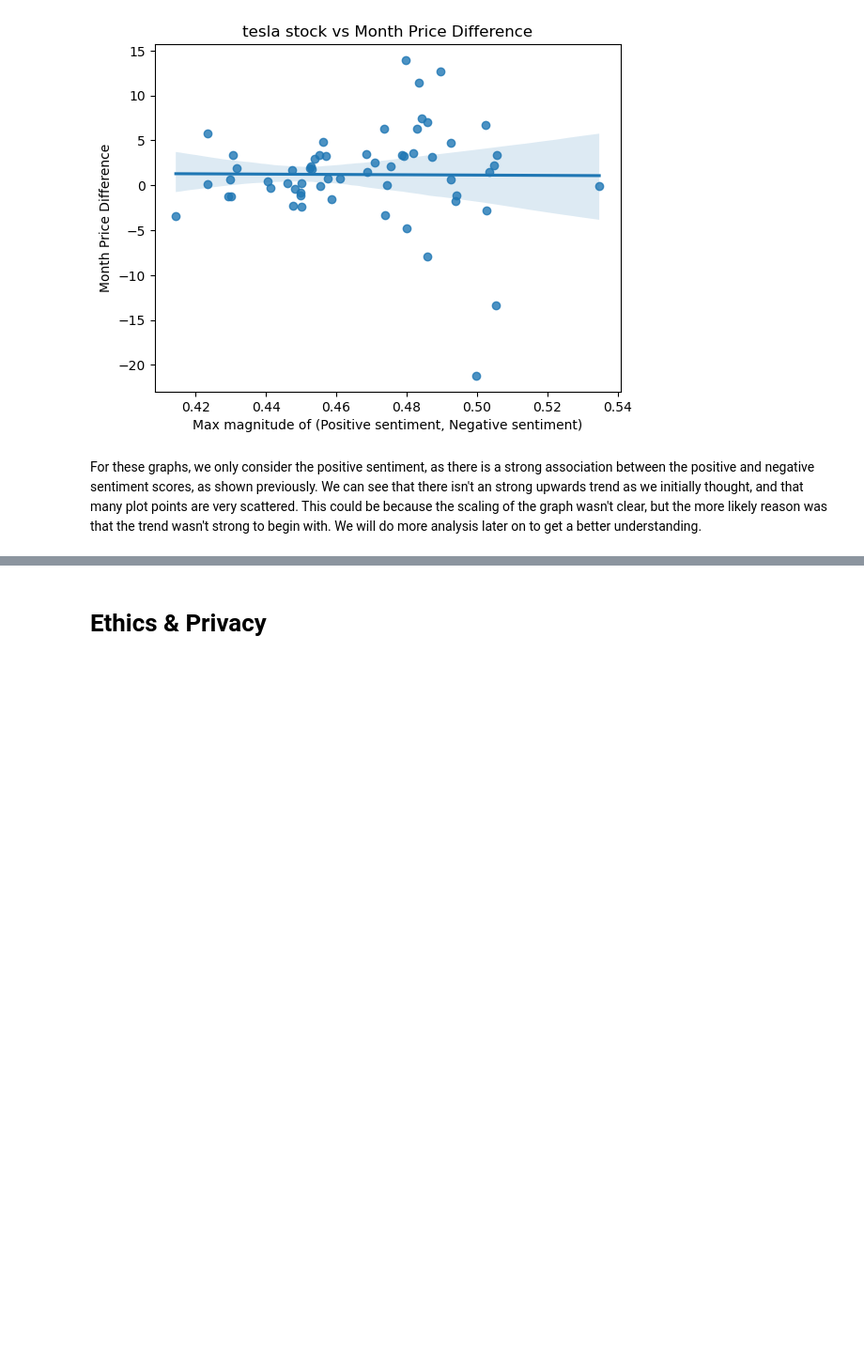
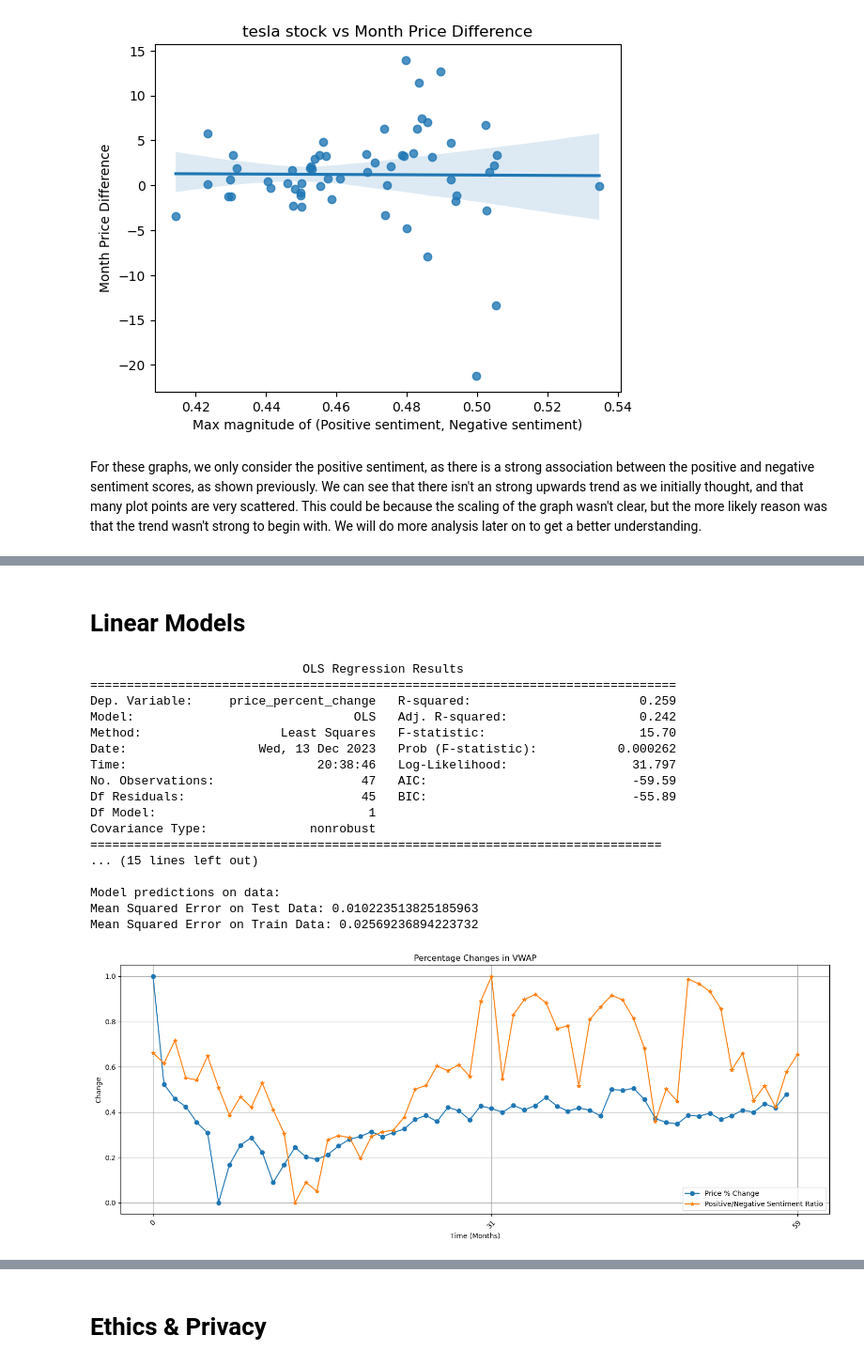
Before and after one commit to theTY2002/COGS-108-Final-Project, a Jupyter notebook: FinalProject_Group116_FA23.ipynb, the cells around one changed output, grey strips where cells are left out. Shown at 94% size. Drawn from its saved outputs; the diff is of its cells as text; code cells hidden in the pictures; blank space fills up the shorter version.

```diff
--- a/FinalProject_Group116_FA23.ipynb
+++ b/FinalProject_Group116_FA23.ipynb
@@ -332,7 +332,7 @@ month_price_differences = pd.concat(
     join='outer',
     axis=1
 ).reset_index()
-month_price_differences.columns = ["month", "apple", "amazon", "goog", "google", "microsoft", "tesla"]
+month_price_differences.columns = ["month", "apple", "amazon", "goog", "googl", "microsoft", "tesla"]
 # %%
 plt.figure(figsize=(10, 6))
 ax = sns.lineplot(x='month', y='value', hue='variable', data=pd.melt(month_price_differences, ['month']))
@@ -471,0 +455,27 @@ Some more words and stuff.  Remember notebooks work best if you interleave the c
+# %%
+ratio = pd.concat(
+    [
+        apple_tweets[(apple_tweets['sentimental score'] > 0)].groupby("month").count()["Date"].to_frame(),
+        apple_tweets[(apple_tweets['sentimental score'] < 0)].groupby("month").count()["Date"].to_frame(),
+
+        amazon_tweets[(amazon_tweets['sentimental score'] > 0)].groupby("month").count()["Date"].to_frame(),
+        amazon_tweets[(amazon_tweets['sentimental score'] < 0)].groupby("month").count()["Date"].to_frame(),
+
+        google_tweets[(google_tweets['sentimental score'] > 0)].groupby("month").count()["Date"].to_frame(),
+        google_tweets[(google_tweets['sentimental score'] < 0)].groupby("month").count()["Date"].to_frame(),
+
+        microsoft_tweets[(microsoft_tweets['sentimental score'] > 0)].groupby("month").count()["Date"].to_frame(),
+        microsoft_tweets[(microsoft_tweets['sentimental score'] < 0)].groupby("month").count()["Date"].to_frame(),
+
+        tesla_tweets[(tesla_tweets['sentimental score'] > 0)].groupby("month").count()["Date"].to_frame(),
+        tesla_tweets[(tesla_tweets['sentimental score'] < 0)].groupby("month").count()["Date"].to_frame()
+    ],
+    join="outer",
+    axis=1
+).reset_index()
+ratio.columns = ["month", "apple_pos", "apple_neg", "amazon_pos", "amazon_neg", "google_pos",
+                        "google_neg", "microsoft_pos", "microsoft_neg", "tesla_pos", "tesla_neg"]
+for i in ["apple", "amazon", "google", "microsoft", "tesla"]:
+    ratio[i] = ratio[f"{i}_pos"] / (ratio[f"{i}_pos"] + ratio[f"{i}_neg"])
+    ratio[i] = (ratio[i] - ratio[i].min()) / (ratio[i].max() - ratio[i].min())
+ratio = ratio[["month", "apple", "amazon", "google", "microsoft", "tesla"]]
@@ -471,0 +592,23 @@ Some more words and stuff.  Remember notebooks work best if you interleave the c
+# %% [markdown]
+# Linear Models
+# %%
+models(apple_stock, "apple", draw=True)
+# %% [output]
+                             OLS Regression Results
+================================================================================
+Dep. Variable:     price_percent_change   R-squared:                       0.259
+Model:                              OLS   Adj. R-squared:                  0.242
+Method:                   Least Squares   F-statistic:                     15.70
+Date:                  Wed, 13 Dec 2023   Prob (F-statistic):           0.000262
+Time:                          20:38:46   Log-Likelihood:                 31.797
+No. Observations:                    47   AIC:                            -59.59
+Df Residuals:                        45   BIC:                            -55.89
+Df Model:                             1
+Covariance Type:              nonrobust
+==============================================================================
+... (15 lines left out)
+
+Model predictions on data:
+Mean Squared Error on Test Data: 0.010223513825185963
+Mean Squared Error on Train Data: 0.02569236894223732
+[figure, added]
```
Also changed, not shown: parts of 24 cells of this notebook.
